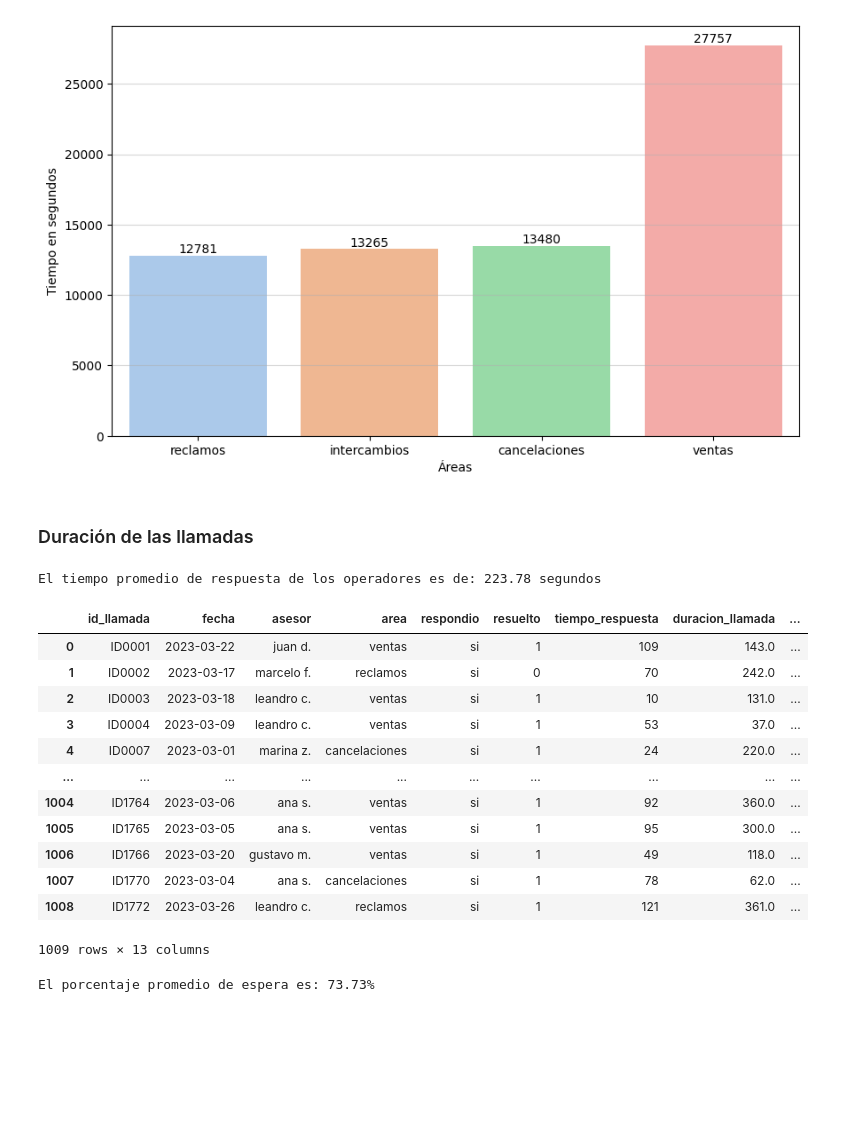
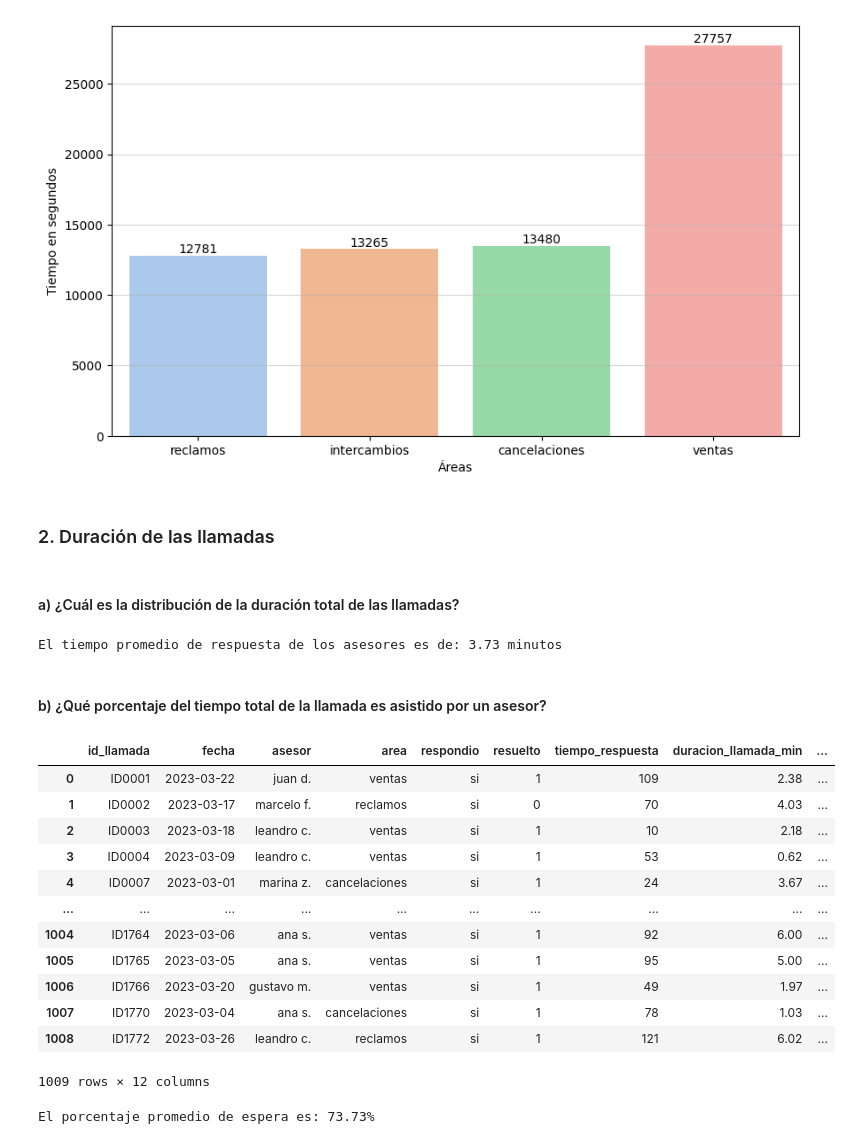
Before and after one commit to Hectorcidps/Portfolio_DA, a Jupyter notebook: Proyecto 12 - Servicio/Servicios.ipynb, the cells around one changed output. Cells and saved outputs as stored; diff of their text form; code cells hidden in the pictures; blank space fills up the shorter version.

```diff
--- a/Proyecto 12 - Servicio/Servicios.ipynb
+++ b/Proyecto 12 - Servicio/Servicios.ipynb
@@ -116,11 +113,11 @@ servicio['duracion_llamada'] = pd.to_timedelta(servicio['duracion_llamada']).dt.
-# %%
-# redondear a dos decimales el numero obtenido
-servicio['duracion_llamada'] = servicio['duracion_llamada'].round(2)
 # %% [markdown]
 ## Enriquecer los datos
-# %%
-# agregar una columna con el indice categorico
-servicio['indice_categorico'] = servicio['indice_satisfaccion'].astype('object')
+# %%
+# convertir los datos de duracion llamada a minutos
+servicio['duracion_llamada_min'] = pd.to_timedelta(servicio['duracion_llamada_min']).dt.total_seconds() / 60
+# %%
+# redondear a dos decimales el numero obtenido
+servicio['duracion_llamada_min'] = servicio['duracion_llamada_min'].round(2)
 # %%
 # agregar una columna con los dias
 servicio['dias'] = servicio['fecha'].dt.day
@@ -299,37 +305,41 @@ plt.show()
 # %% [output]
 [figure]
 # %% [markdown]
-### Duración de las llamadas
+### 2. Duración de las llamadas
+# %% [markdown]
+#### a) ¿Cuál es la distribución de la duración total de las llamadas?
 # %%
 # calcular el tiempo de duracion de las llamadas
-llamada_total = servicio['duracion_llamada'].mean()
+llamada_total = servicio['duracion_llamada_min'].mean()
 # redondear valor
 llamada_total = llamada_total.round(2)
 # imprimir el tiempo
-print(f"El tiempo promedio de respuesta de los operadores es de: {llamada_total} segundos")
+print(f"El tiempo promedio de respuesta de los asesores es de: {llamada_total} minutos")
 # %% [output]
-El tiempo promedio de respuesta de los operadores es de: 223.78 segundos
+El tiempo promedio de respuesta de los asesores es de: 3.73 minutos
+# %% [markdown]
+#### b) ¿Qué porcentaje del tiempo total de la llamada es asistido por un asesor?
 # %%
 # porcentaje del tiempo total de espera representa el tiempo asistido por un asesor
-servicio['%_tiempo'] = (servicio['duracion_llamada_asistida'] * 100) / (servicio['duracion_llamada'] + servicio['tiempo_respuesta'])
+servicio['%_tiempo'] = (servicio['duracion_llamada_asistida'] * 100) / (servicio['duracion_llamada_asistida'] + servicio['tiempo_respuesta'])
 # redondear los resultados
 servicio['%_tiempo'] = servicio['%_tiempo'].round(2)
 # mostrar resultados
 servicio
 # %% [output]
-|  | id_llamada | fecha | asesor | area | respondio | resuelto | tiempo_respuesta | duracion_llamada | ... |
-| 0 | ID0001 | 2023-03-22 | juan d. | ventas | si | 1 | 109 | 143.0 | ... |
-| 1 | ID0002 | 2023-03-17 | marcelo f. | reclamos | si | 0 | 70 | 242.0 | ... |
-| 2 | ID0003 | 2023-03-18 | leandro c. | ventas | si | 1 | 10 | 131.0 | ... |
-| 3 | ID0004 | 2023-03-09 | leandro c. | ventas | si | 1 | 53 | 37.0 | ... |
-| 4 | ID0007 | 2023-03-01 | marina z. | cancelaciones | si | 1 | 24 | 220.0 | ... |
+|  | id_llamada | fecha | asesor | area | respondio | resuelto | tiempo_respuesta | duracion_llamada_min | ... |
+| 0 | ID0001 | 2023-03-22 | juan d. | ventas | si | 1 | 109 | 2.38 | ... |
+| 1 | ID0002 | 2023-03-17 | marcelo f. | reclamos | si | 0 | 70 | 4.03 | ... |
+| 2 | ID0003 | 2023-03-18 | leandro c. | ventas | si | 1 | 10 | 2.18 | ... |
+| 3 | ID0004 | 2023-03-09 | leandro c. | ventas | si | 1 | 53 | 0.62 | ... |
+| 4 | ID0007 | 2023-03-01 | marina z. | cancelaciones | si | 1 | 24 | 3.67 | ... |
 | ... | ... | ... | ... | ... | ... | ... | ... | ... | ... |
-| 1004 | ID1764 | 2023-03-06 | ana s. | ventas | si | 1 | 92 | 360.0 | ... |
-| 1005 | ID1765 | 2023-03-05 | ana s. | ventas | si | 1 | 95 | 300.0 | ... |
-| 1006 | ID1766 | 2023-03-20 | gustavo m. | ventas | si | 1 | 49 | 118.0 | ... |
-| 1007 | ID1770 | 2023-03-04 | ana s. | cancelaciones | si | 1 | 78 | 62.0 | ... |
-| 1008 | ID1772 | 2023-03-26 | leandro c. | reclamos | si | 1 | 121 | 361.0 | ... |
+| 1004 | ID1764 | 2023-03-06 | ana s. | ventas | si | 1 | 92 | 6.00 | ... |
+| 1005 | ID1765 | 2023-03-05 | ana s. | ventas | si | 1 | 95 | 5.00 | ... |
+| 1006 | ID1766 | 2023-03-20 | gustavo m. | ventas | si | 1 | 49 | 1.97 | ... |
+| 1007 | ID1770 | 2023-03-04 | ana s. | cancelaciones | si | 1 | 78 | 1.03 | ... |
+| 1008 | ID1772 | 2023-03-26 | leandro c. | reclamos | si | 1 | 121 | 6.02 | ... |
-1009 rows × 13 columns
+1009 rows × 12 columns
 # %%
 # promedio de porcentaje de tiempo total
 promedio_tiempo = servicio['%_tiempo'].mean()
```
Also changed, not shown: parts of 45 cells of this notebook.
